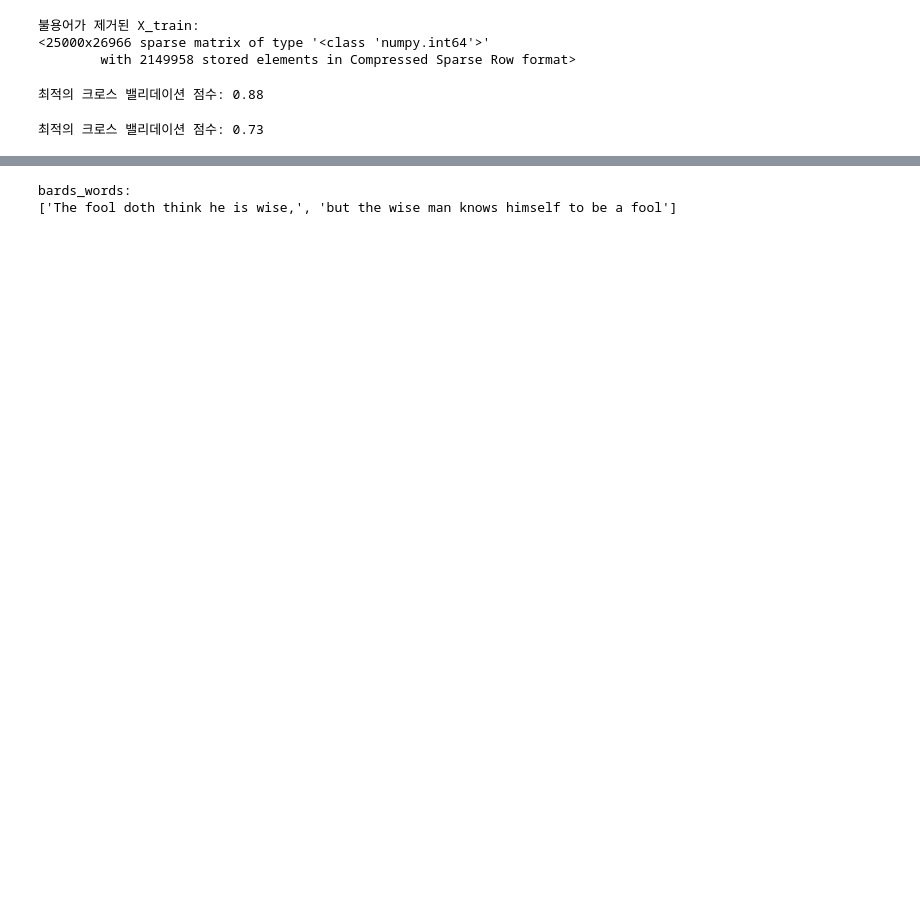
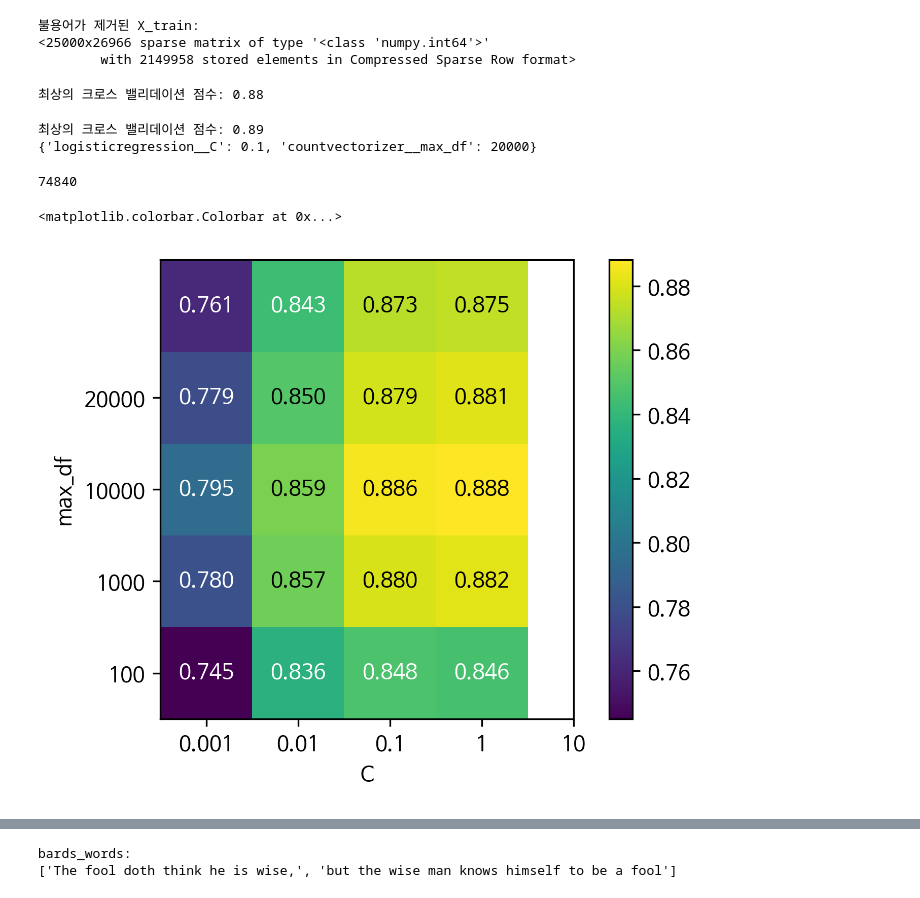
Before and after one commit to yerinsally/introduction_to_ml_with_python, a Jupyter notebook: 07-working-with-text-data.ipynb, the cells around one changed output, grey strips where cells are left out. Saved outputs shown, nothing was run; the diff lists cells and outputs as text; code cells hidden in the pictures; blank space fills up the shorter version.

```diff
--- a/07-working-with-text-data.ipynb
+++ b/07-working-with-text-data.ipynb
@@ -193,15 +186,33 @@ print("불용어가 제거된 X_train:\n{}".format(repr(X_train)))
 # %%
 grid = GridSearchCV(LogisticRegression(), param_grid, cv=5)
 grid.fit(X_train, y_train)
-print("최적의 크로스 밸리데이션 점수: {:.2f}".format(grid.best_score_))
+print("최상의 크로스 밸리데이션 점수: {:.2f}".format(grid.best_score_))
 # %% [output]
-최적의 크로스 밸리데이션 점수: 0.88
+최상의 크로스 밸리데이션 점수: 0.88
 # %%
-pipe = make_pipeline(CountVectorizer(min_df=5), LogisticRegression())
-param_grid = {'countvectorizer__max_df': [10, 20, 30], 'logisticregression__C': [0.01, 0.1, 1]}
+from sklearn.pipeline import make_pipeline
+pipe = make_pipeline(CountVectorizer(), LogisticRegression())
+param_grid = {'countvectorizer__max_df': [100, 1000, 10000, 20000], 'logisticregression__C': [0.001, 0.01, 0.1, 1, 10]}
 grid = GridSearchCV(pipe, param_grid, cv=5)
 grid.fit(text_train, y_train)
-print("최적의 크로스 밸리데이션 점수: {:.2f}".format(grid.best_score_))
+print("최상의 크로스 밸리데이션 점수: {:.2f}".format(grid.best_score_))
+print(grid.best_params_)
 # %% [output]
-최적의 크로스 밸리데이션 점수: 0.73
+최상의 크로스 밸리데이션 점수: 0.89
+{'logisticregression__C': 0.1, 'countvectorizer__max_df': 20000}
+# %%
+len(grid.best_estimator_.named_steps['countvectorizer'].vocabulary_)
+# %% [output]
+74840
+# %%
+scores = grid.cv_results_['mean_test_score'].reshape(-1, 5).T
+# 히트맵을 그립니다
+heatmap = mglearn.tools.heatmap(
+    scores, xlabel="C", ylabel="max_df", cmap="viridis", fmt="%.3f",
+    xticklabels=param_grid['logisticregression__C'],
+    yticklabels=param_grid['countvectorizer__max_df'])
+plt.colorbar(heatmap)
+# %% [output]
+<matplotlib.colorbar.Colorbar at 0x...>
+[figure, added]
 # %% [markdown]
```
Also changed, not shown: parts of 41 cells of this notebook, 8 other files.
